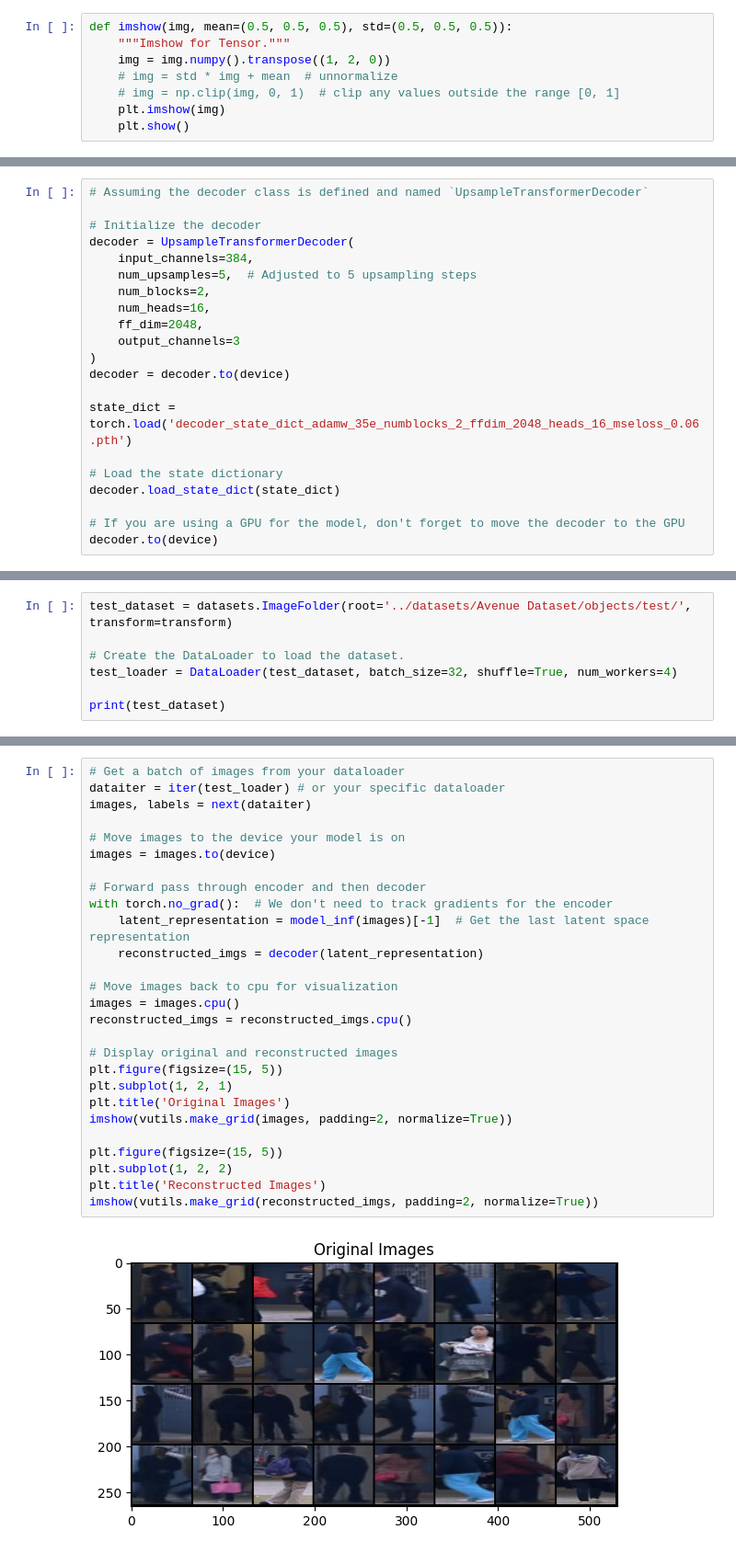
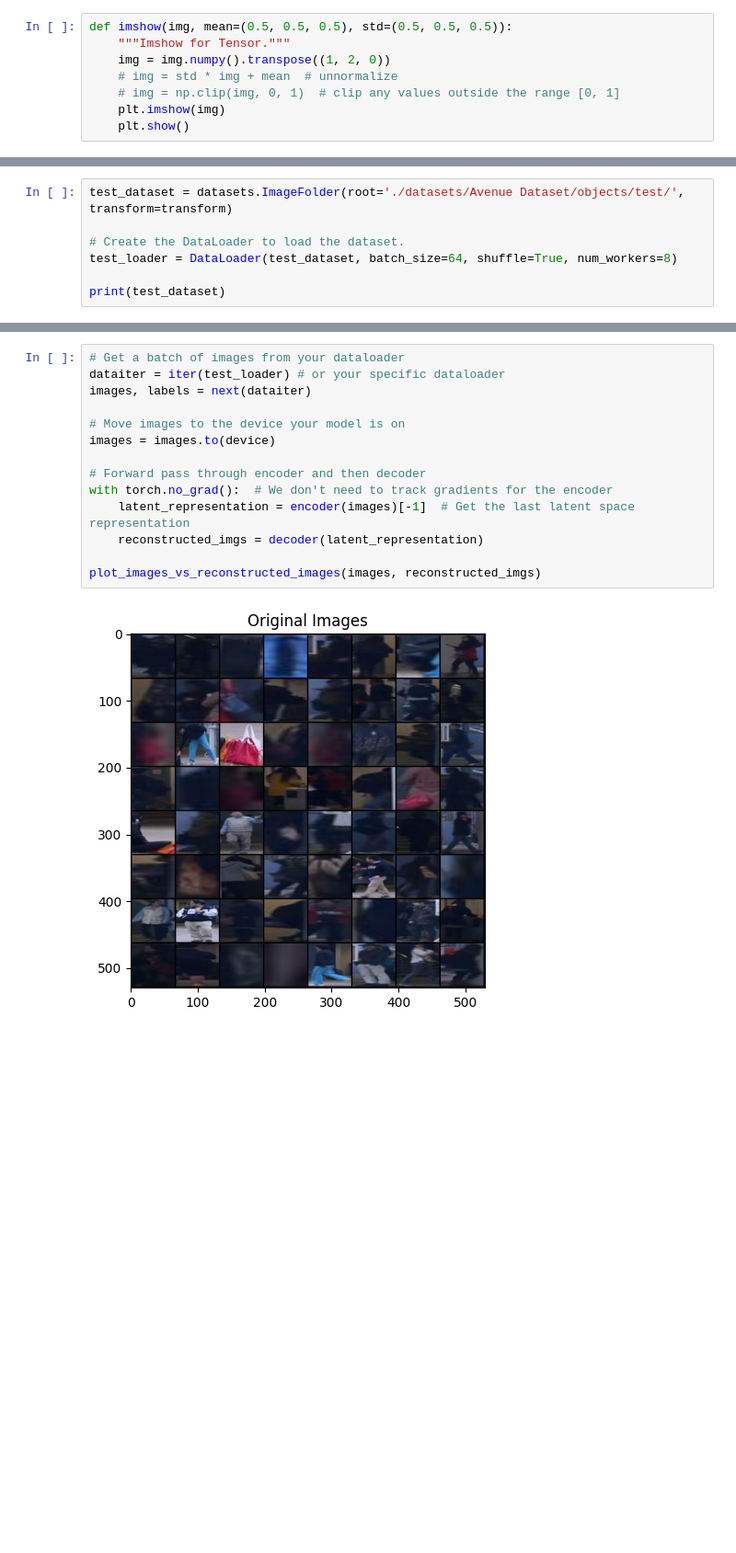
Before and after one commit to the-sergiu/AnomalyDetection, a Jupyter notebook: Fast_ViT.ipynb, the cells around one changed output, grey strips where cells are left out. Shown at 92% size. Drawn from its saved outputs; the diff is of its cells as text; blank space fills up the shorter version.

```diff
--- a/Fast_ViT.ipynb
+++ b/Fast_ViT.ipynb
@@ -367,21 +344,0 @@ torch.save(decoder.state_dict(), 'decoder_state_dict_adamw_40e_numblocks_2_ffdim
-# %%
-# Assuming the decoder class is defined and named `UpsampleTransformerDecoder`
-
-# Initialize the decoder
-decoder = UpsampleTransformerDecoder(
-    input_channels=384,
-    num_upsamples=5,  # Adjusted to 5 upsampling steps
-    num_blocks=2,
-    num_heads=16,
-    ff_dim=2048,
-    output_channels=3
-)
-decoder = decoder.to(device)
-
-state_dict = torch.load('decoder_state_dict_adamw_35e_numblocks_2_ffdim_2048_heads_16_mseloss_0.06.pth')
-
-# Load the state dictionary
-decoder.load_state_dict(state_dict)
-
-# If you are using a GPU for the model, don't forget to move the decoder to the GPU
-decoder.to(device)
@@ -408,8 +347,8 @@ UpsampleTransformerDecoder(
 # %%
-test_dataset = datasets.ImageFolder(root='../datasets/Avenue Dataset/objects/test/', transform=transform)
+test_dataset = datasets.ImageFolder(root='./datasets/Avenue Dataset/objects/test/', transform=transform)
 
 # Create the DataLoader to load the dataset.
-test_loader = DataLoader(test_dataset, batch_size=32, shuffle=True, num_workers=4)
+test_loader = DataLoader(test_dataset, batch_size=64, shuffle=True, num_workers=8)
 
 print(test_dataset)
 # %% [output]
@@ -425,29 +366,16 @@ Transform: Compose(
 # %%
 # Get a batch of images from your dataloader
 dataiter = iter(test_loader) # or your specific dataloader
 images, labels = next(dataiter)
 
 # Move images to the device your model is on
 images = images.to(device)
 
 # Forward pass through encoder and then decoder
 with torch.no_grad():  # We don't need to track gradients for the encoder
-    latent_representation = model_inf(images)[-1]  # Get the last latent space representation
+    latent_representation = encoder(images)[-1]  # Get the last latent space representation
     reconstructed_imgs = decoder(latent_representation)
 
-# Move images back to cpu for visualization
-images = images.cpu()
-reconstructed_imgs = reconstructed_imgs.cpu()
-
-# Display original and reconstructed images
-plt.figure(figsize=(15, 5))
-plt.subplot(1, 2, 1)
-plt.title('Original Images')
-imshow(vutils.make_grid(images, padding=2, normalize=True))
-
-plt.figure(figsize=(15, 5))
-plt.subplot(1, 2, 2)
-plt.title('Reconstructed Images')
-imshow(vutils.make_grid(reconstructed_imgs, padding=2, normalize=True))
+plot_images_vs_reconstructed_images(images, reconstructed_imgs)
 # %% [output]
-[figure, old version]
+[figure, new version]
```
Also changed, not shown: parts of 65 cells of this notebook, 4 other files.
